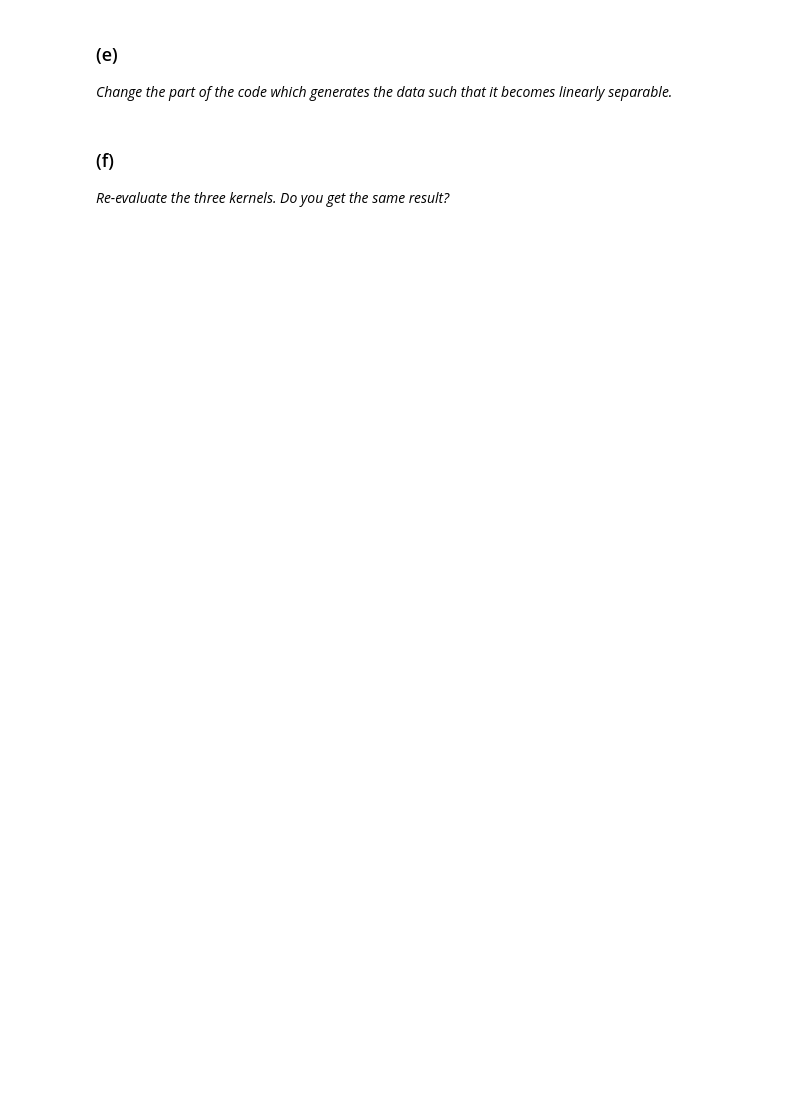
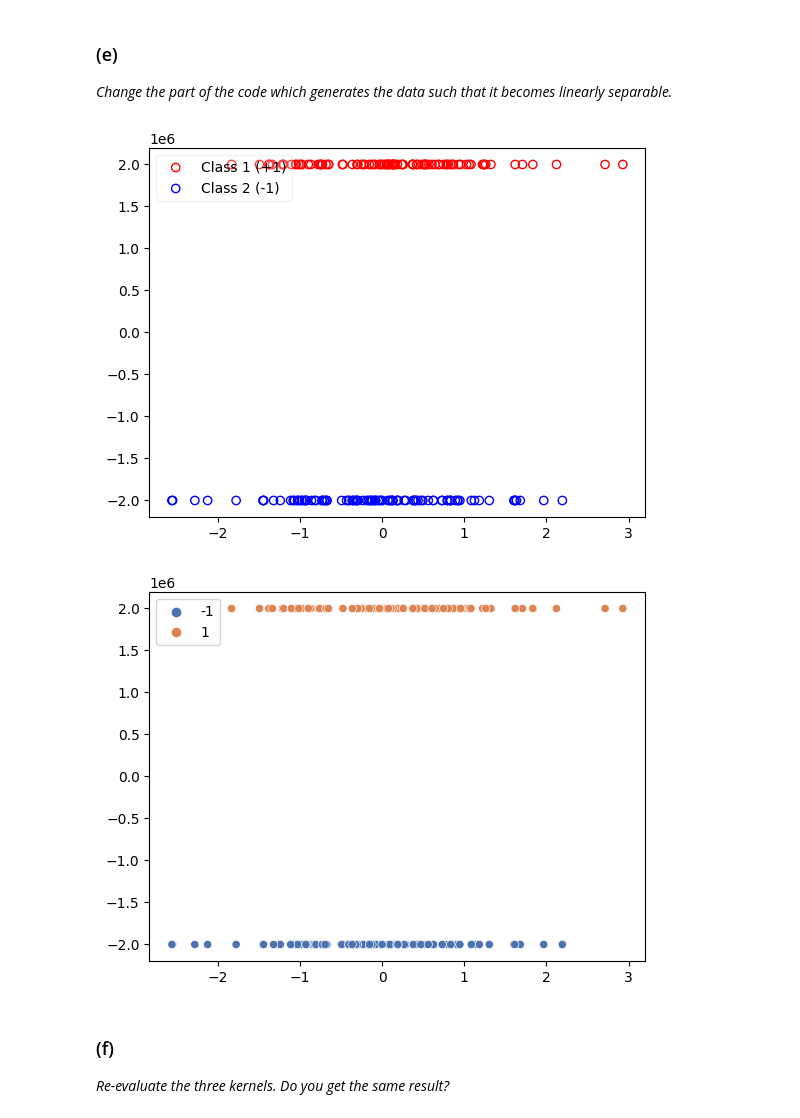
Before and after one commit to dpl373/AML, a Jupyter notebook: w_03/w03_svm_sklearn_RV.ipynb, the cells around one changed output. Saved outputs shown, nothing was run; the diff lists cells and outputs as text; code cells hidden in the pictures; blank space fills up the shorter version.

```diff
--- a/w_03/w03_svm_sklearn_RV.ipynb
+++ b/w_03/w03_svm_sklearn_RV.ipynb
@@ -177,6 +264,42 @@ sns.lineplot(data=batch_accs_pd, x="Batch", y="Accuracy")
 # %% [markdown]
 ### (e)
 *Change the part of the code which generates the data such that it becomes linearly separable.*
+# %%
+N = 200 # number of samples
+c = 0.5 # scale factor between inner and outer circles
+noise = 0.1 # noise parameter
+
+# generate data
+x_vals, t_vals = datasets.make_classification(N, class_sep= 2000000, n_clusters_per_class=1, n_redundant= 0, n_classes= 2, n_informative= 4)
+# if a value in y_vals is 1, we leave it at one, but if it is 0, we set it to -1
+t_vals = np.where(t_vals, 1, -1)
+
+class1_idxs = np.flatnonzero(t_vals == 1)
+class1_x = x_vals[class1_idxs]
+class1_t = t_vals[class1_idxs]
+class2_idxs = np.flatnonzero(t_vals == -1)
+class2_x = x_vals[class2_idxs]
+class2_t = t_vals[class2_idxs]
+# %%
+# matplotlib:
+plt.scatter(class1_x[:, 0], class1_x[:, 1],
+            label = "Class 1 (+1)",
+            color = "none",
+            edgecolor = "red"
+           )
+plt.scatter(class2_x[:, 0], class2_x[:, 1],
+            label = "Class 2 (-1)",
+            color = "none",
+            edgecolor = "blue"
+           )
+plt.legend(loc="upper left", framealpha=0.25)
+plt.show()
+# simpler with seaborn:
+plot_raw = sns.scatterplot(x=x_vals[:,0], y=x_vals[:, 1],
+                           hue=t_vals, palette="deep")
+# %% [output]
+[figure, added]
+[figure, added]
 # %% [markdown]
 ### (f)
 *Re-evaluate the three kernels. Do you get the same result?*
```
Also changed, not shown: parts of 11 cells of this notebook, 1 other file.
